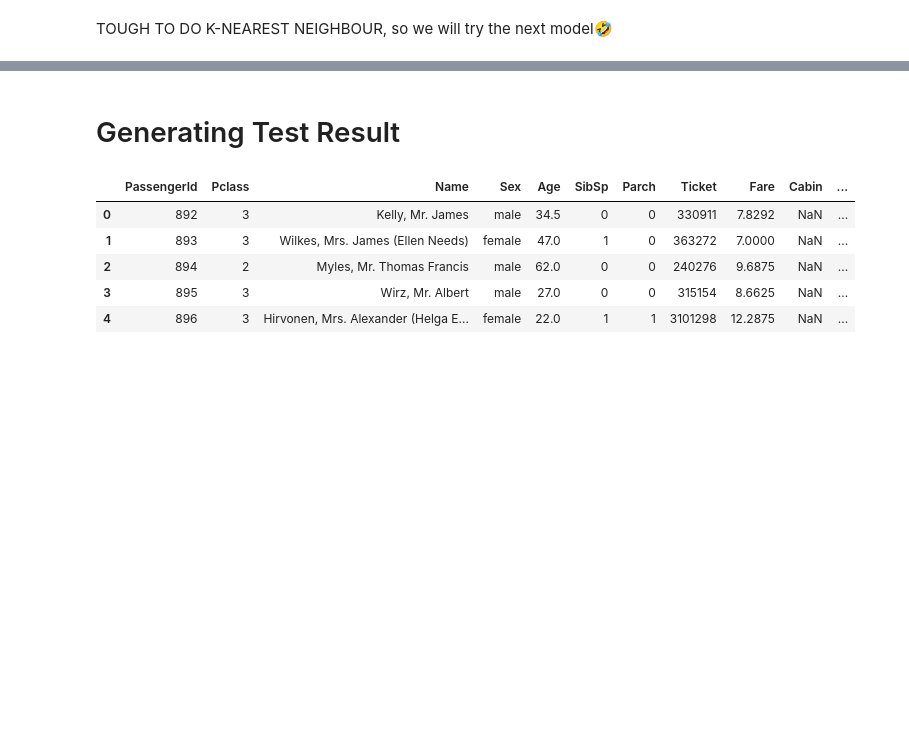
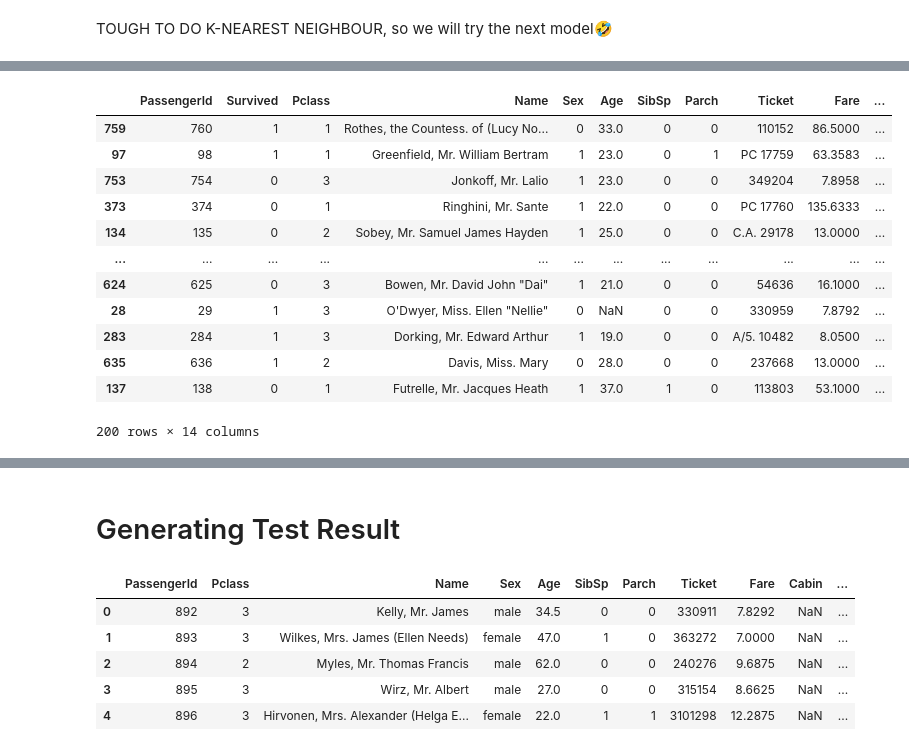
Before and after one commit to TangLitEn/kaggle-titanic, a Jupyter notebook: main.ipynb, the cells around one changed output, grey strips where cells are left out. Drawn from its saved outputs; the diff is of its cells as text; code cells hidden in the pictures; blank space fills up the shorter version.

```diff
--- a/main.ipynb
+++ b/main.ipynb
@@ -435,0 +445,19 @@ TOUGH TO DO K-NEAREST NEIGHBOUR, so we will try the next model🤣
+# %%
+def Sex_to_Num(row):
+	if (row.Sex == "male"): return 1
+	elif (row.Sex == "female"): return 0
+	else: return row.Sex
+TREE["Sex"] = TREE.apply(Sex_to_Num,axis=1)
+
+def Cabin_to_Number(row):
+	if (not pd.isna(row.Cabin)):
+		return ord(row.Cabin[0])
+	else: return 0
+TREE["Cabin"] = TREE.apply(Cabin_to_Number,axis=1)
+
+def Embarked_to_Number(row):
+	if (not pd.isna(row.Embarked)):
+		return ord(row.Embarked[0])
+	else: return 0
+TREE["Embarked"] = TREE.apply(Embarked_to_Number,axis=1)
+TREE
@@ -435,0 +525,17 @@ TOUGH TO DO K-NEAREST NEIGHBOUR, so we will try the next model🤣
+# %%
+TREE_test["Predicted Survival"] = TREE_model.predict(TREE_test_X)
+TREE_test
+# %% [output]
+|  | PassengerId | Survived | Pclass | Name | Sex | Age | SibSp | Parch | Ticket | Fare | ... |
+| 759 | 760 | 1 | 1 | Rothes, the Countess. of (Lucy No... | 0 | 33.0 | 0 | 0 | 110152 | 86.5000 | ... |
+| 97 | 98 | 1 | 1 | Greenfield, Mr. William Bertram | 1 | 23.0 | 0 | 1 | PC 17759 | 63.3583 | ... |
+| 753 | 754 | 0 | 3 | Jonkoff, Mr. Lalio | 1 | 23.0 | 0 | 0 | 349204 | 7.8958 | ... |
+| 373 | 374 | 0 | 1 | Ringhini, Mr. Sante | 1 | 22.0 | 0 | 0 | PC 17760 | 135.6333 | ... |
+| 134 | 135 | 0 | 2 | Sobey, Mr. Samuel James Hayden | 1 | 25.0 | 0 | 0 | C.A. 29178 | 13.0000 | ... |
+| ... | ... | ... | ... | ... | ... | ... | ... | ... | ... | ... | ... |
+| 624 | 625 | 0 | 3 | Bowen, Mr. David John "Dai" | 1 | 21.0 | 0 | 0 | 54636 | 16.1000 | ... |
+| 28 | 29 | 1 | 3 | O'Dwyer, Miss. Ellen "Nellie" | 0 | NaN | 0 | 0 | 330959 | 7.8792 | ... |
+| 283 | 284 | 1 | 3 | Dorking, Mr. Edward Arthur | 1 | 19.0 | 0 | 0 | A/5. 10482 | 8.0500 | ... |
+| 635 | 636 | 1 | 2 | Davis, Miss. Mary | 0 | 28.0 | 0 | 0 | 237668 | 13.0000 | ... |
+| 137 | 138 | 0 | 1 | Futrelle, Mr. Jacques Heath | 1 | 37.0 | 1 | 0 | 113803 | 53.1000 | ... |
+200 rows × 14 columns
```
Also changed, not shown: parts of 29 cells of this notebook.
